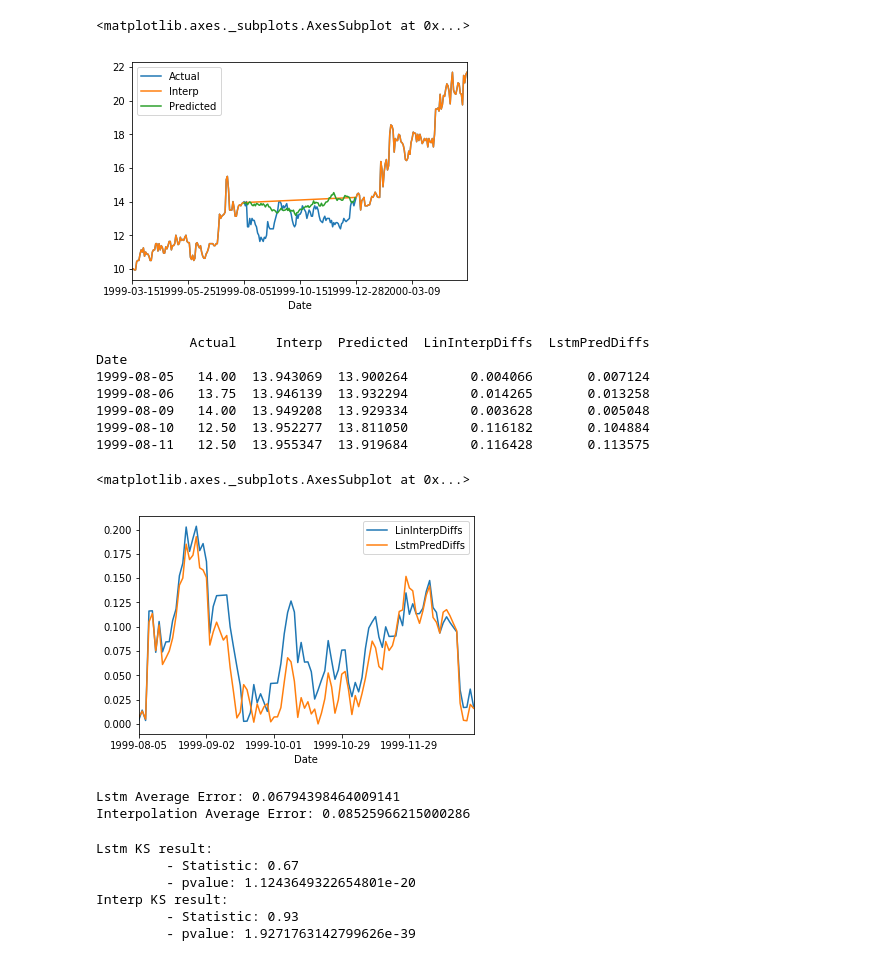
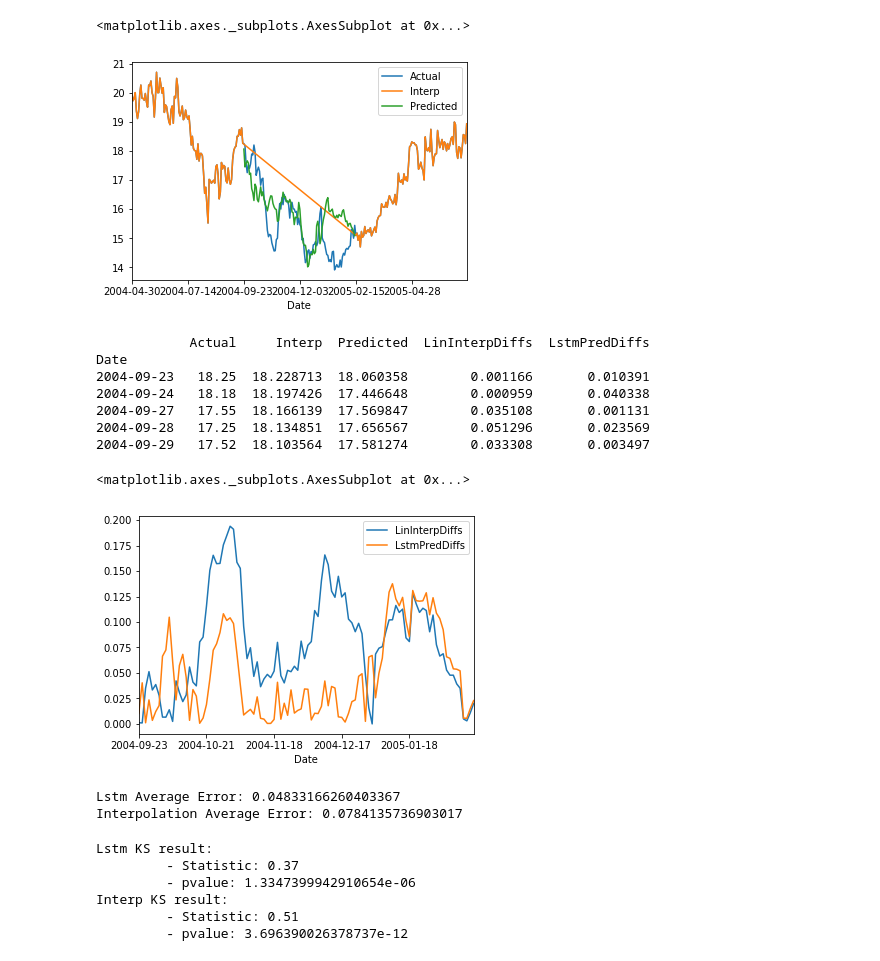
Before and after one commit to suren777/TimeSeriesLstmFiller, a Jupyter notebook: two_factor_lstm.ipynb, the cells around one changed output. Cells and saved outputs as stored; diff of their text form; code cells hidden in the pictures.

```diff
--- a/two_factor_lstm.ipynb
+++ b/two_factor_lstm.ipynb
@@ -67,17 +60,0 @@ array([ 0.02272727, -0.04444444,  0.02325581, -0.01090909,  0.        ,
-# %%
-epochs = 1000
-for i in range(epochs):
-    hist = model.fit(x=[X1, X2],
-              y=Y,
-              batch_size=512,
-              verbose=0,
-              epochs=1,
-              validation_split=0.05,
-              callbacks=[])
-    if i > 0:
-        if hist.history['val_loss'][-1] < val_loss:
-            val_loss = hist.history['val_loss'][-1]
-            print("New best val_loss: {}\t epoch: {}".format(val_loss,i))
-            model.save_weights(file)
-    else:
-        val_loss = hist.history['val_loss'][-1]
@@ -91,7 +89,7 @@ New best val_loss: 0.00032269570510834455        epoch: 428
 # %%
 start = 100
 window = 100
-test_df = df.iloc[0:300,0].to_frame()
+test_df = df.iloc[1000:1300,0].to_frame()
 test_df.columns=['Actual']
 test_df['Interp'] = test_df.iloc[:,0]
 test_df['Interp'].iloc[start:start+window]=np.nan
@@ -99,31 +97,36 @@ test_df = test_df.interpolate()
 start_value = test_df.iloc[start-1,0]
 end_value = test_df.iloc[start+window,0]
 # %%
+file = 'FILES/Models/lstm_2f_model.hdf5'
+rf_num = diff_df.values.shape[1]
+input_shape = (window_size,rf_num)
+model = create_2f_model(n_units, input_shape, file)
+
 Y_pred, Y_actual=list(), list()
 for id in range(start, start+window):
     if id == start:
         x2 = X2[id].reshape(-1, window_size - 1, 1)
     x1 = X1[id].reshape(-1,window_size,input_shape[1]-1)
     Y_pred.append(model.predict([x1, x2]).flatten())
     Y_actual.append(Y[id].flatten())
     x2[0, :-1, 0] = x2[0, 1:, 0]
-    x2[0,-1,0] = Y_pred[-1]
+    x2[0,-1,0] = Y_pred[-1][-1]
 
 test_df['Predicted']=np.nan
 fixed_values = np.array(Y_pred)+1
 for i, value in enumerate(fixed_values):
     if i == 0:
         fixed_values[0]=value*start_value
     else:
         fixed_values[i]=fixed_values[i-1]*value
 multiplier = end_value/fixed_values[-1]
 singlemultipliers = np.array([multiplier**(x/(window+1)) for x in range(window+2)])
 #singlemultipliers = np.array([multiplier**(0) for x in range(window+2)])
 test_df['Predicted'].iloc[start:start+100]=fixed_values[:, 0]*singlemultipliers[:-2, 0]
 test_df.plot()
 # %% [output]
 <matplotlib.axes._subplots.AxesSubplot at 0x...>
-[figure, old version]
+[figure, new version]
 # %%
 import matplotlib.pyplot as plt
 compare_df = test_df.dropna().copy()
@@ -133,22 +136,22 @@ print(compare_df.head())
 # %% [output]
             Actual     Interp  Predicted  LinInterpDiffs  LstmPredDiffs
 Date
-1999-08-05   14.00  13.943069  13.900264        0.004066       0.007124
-1999-08-06   13.75  13.946139  13.932294        0.014265       0.013258
-1999-08-09   14.00  13.949208  13.929334        0.003628       0.005048
-1999-08-10   12.50  13.952277  13.811050        0.116182       0.104884
-1999-08-11   12.50  13.955347  13.919684        0.116428       0.113575
+2004-09-23   18.25  18.228713  18.060358        0.001166       0.010391
+2004-09-24   18.18  18.197426  17.446648        0.000959       0.040338
+2004-09-27   17.55  18.166139  17.569847        0.035108       0.001131
+2004-09-28   17.25  18.134851  17.656567        0.051296       0.023569
+2004-09-29   17.52  18.103564  17.581274        0.033308       0.003497
 # %%
 compare_df.loc[:,['LinInterpDiffs', 'LstmPredDiffs'] ].plot()
 # %% [output]
 <matplotlib.axes._subplots.AxesSubplot at 0x...>
-[figure, old version]
+[figure, new version]
 # %%
 print("Lstm Average Error: {}".format(compare_df['LstmPredDiffs'].mean()))
 print("Interpolation Average Error: {}".format(compare_df['LinInterpDiffs'].mean()))
 # %% [output]
-Lstm Average Error: 0.06794398464009141
-Interpolation Average Error: 0.08525966215000286
+Lstm Average Error: 0.04833166260403367
+Interpolation Average Error: 0.0784135736903017
 # %%
 from scipy import stats
 
@@ -158,8 +161,8 @@ resInterp = stats.ks_2samp(compare_df['Actual'].values, compare_df['Interp'].val
 print("Interp KS result: \n \t - Statistic: {0} \n \t - pvalue: {1}".format(resInterp.statistic, resInterp.pvalue))
 # %% [output]
 Lstm KS result:
-         - Statistic: 0.67
-         - pvalue: 1.1243649322654801e-20
+         - Statistic: 0.37
+         - pvalue: 1.3347399942910654e-06
 Interp KS result:
-         - Statistic: 0.93
-         - pvalue: 1.9271763142799626e-39
+         - Statistic: 0.51
+         - pvalue: 3.696390026378737e-12
```
Also changed, not shown: parts of 7 cells of this notebook, 2 other files.
